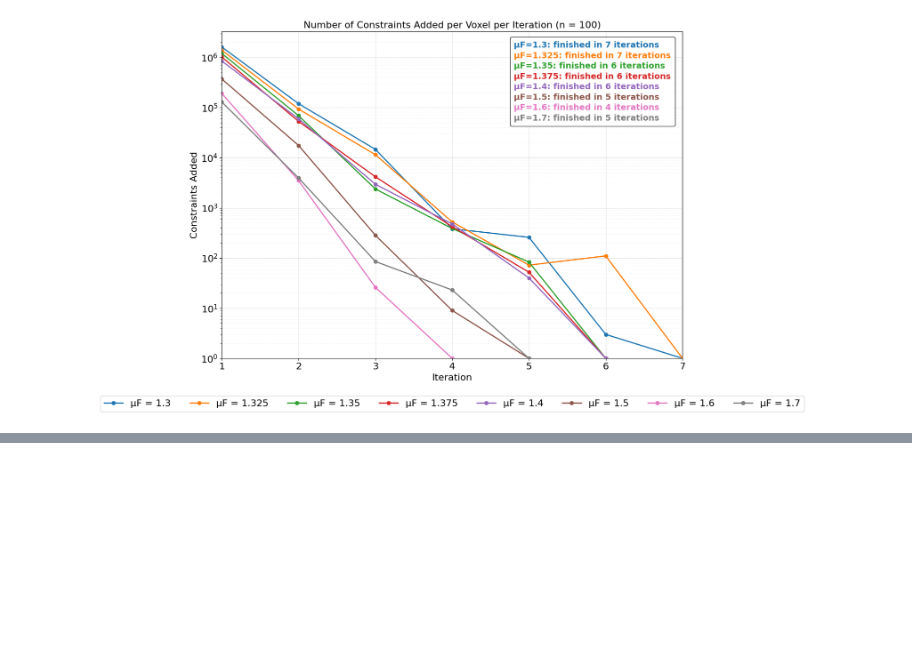
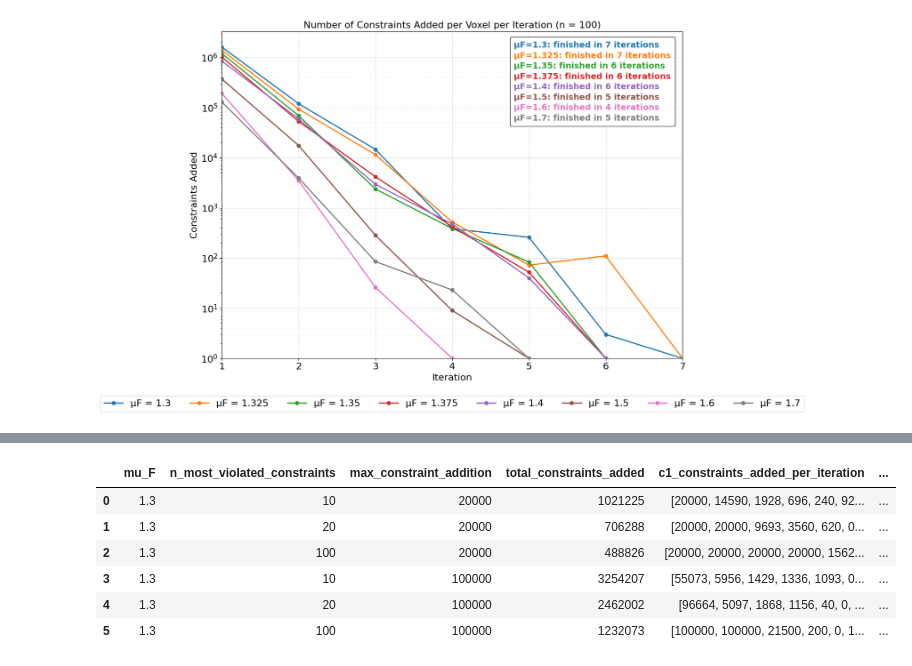
Before and after one commit to JWolloch/RTP, a Jupyter notebook: analysis.ipynb, the cells around one changed output, grey strips where cells are left out. Cells and saved outputs as stored; diff of their text form; code cells hidden in the pictures; blank space fills up the shorter version.

```diff
--- a/analysis.ipynb
+++ b/analysis.ipynb
@@ -664,0 +821,6 @@ for n_val in n_values:
+# %%
+relevant_columns = ['mu_F', 'n_most_violated_constraints', 'max_constraint_addition', 'total_constraints_added', 'c1_constraints_added_per_iteration', 'c2_constraints_added_per_iteration', 'peak_memory_mb', 'solve_time_seconds']
+relevant_data = df_numerical[relevant_columns]
+# %%
+relevant_data[['max_constraint_addition']] = relevant_data[['max_constraint_addition']] * 2
+# The name was misleading as it was the number of constraints added per iteration per fraction, not the limit on the total number of constraints added
@@ -664,0 +833,10 @@ for n_val in n_values:
+# %%
+relevant_data
+# %% [output]
+|  | mu_F | n_most_violated_constraints | max_constraint_addition | total_constraints_added | c1_constraints_added_per_iteration | ... |
+| 0 | 1.3 | 10 | 20000 | 1021225 | [20000, 14590, 1928, 696, 240, 92... | ... |
+| 1 | 1.3 | 20 | 20000 | 706288 | [20000, 20000, 9693, 3560, 620, 0... | ... |
+| 2 | 1.3 | 100 | 20000 | 488826 | [20000, 20000, 20000, 20000, 1562... | ... |
+| 3 | 1.3 | 10 | 100000 | 3254207 | [55073, 5956, 1429, 1336, 1093, 0... | ... |
+| 4 | 1.3 | 20 | 100000 | 2462002 | [96664, 5097, 1868, 1156, 40, 0, ... | ... |
+| 5 | 1.3 | 100 | 100000 | 1232073 | [100000, 100000, 21500, 200, 0, 1... | ... |
```
Also changed, not shown: parts of 5 cells of this notebook, 32 other files.
